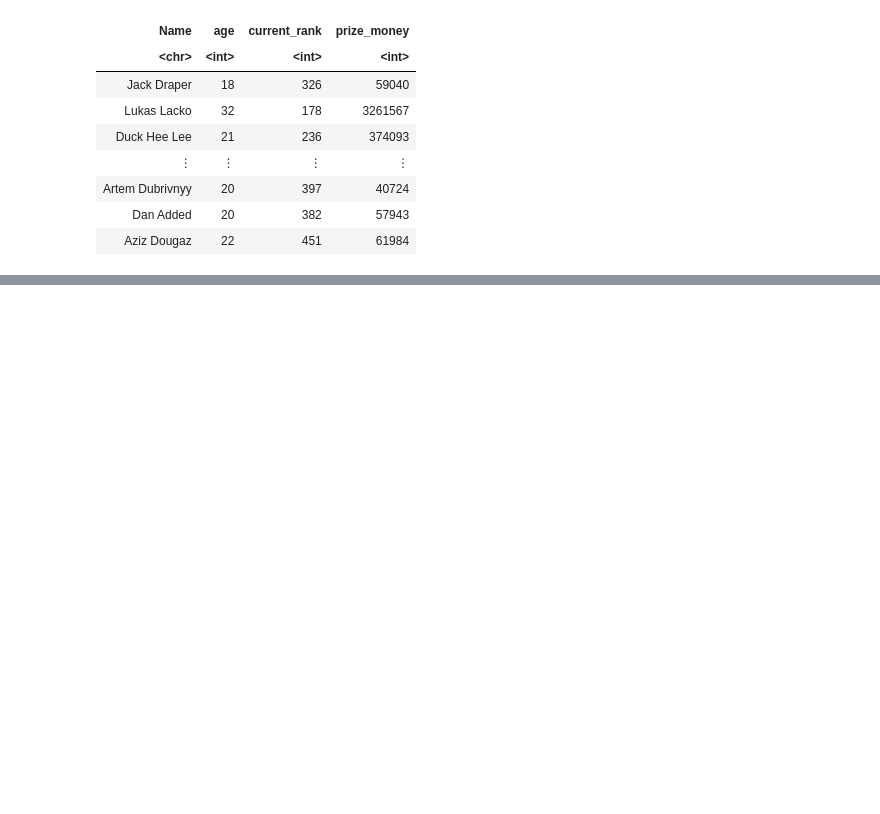
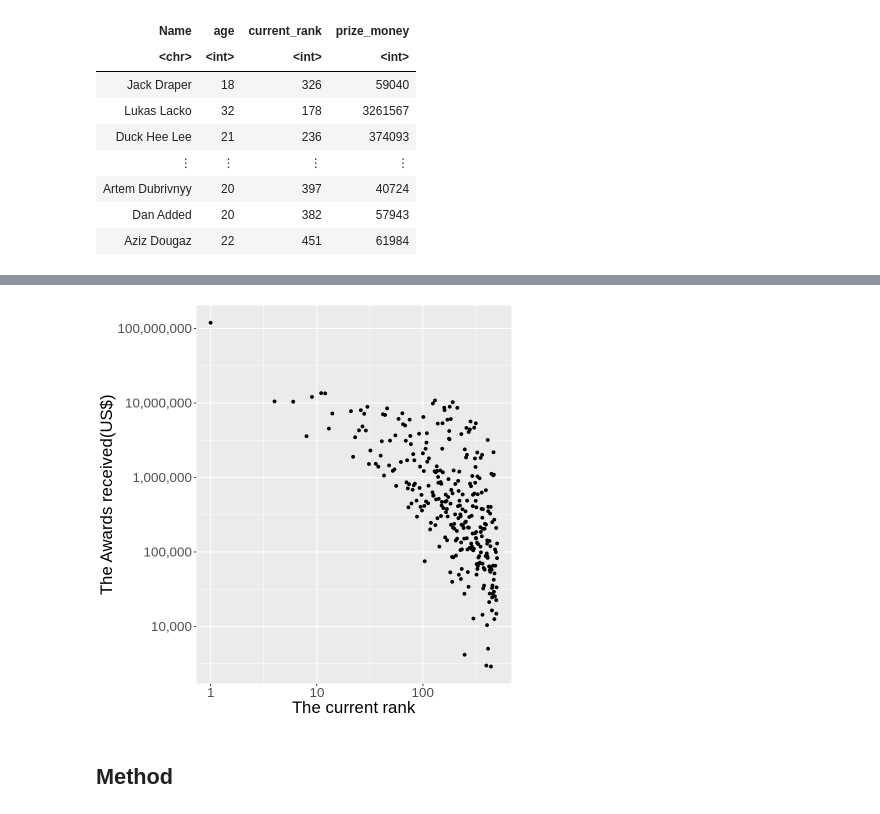
Before and after one commit to HaoyuYou/player_group_project, a Jupyter notebook: group_proposal.ipynb, the cells around one changed output, grey strips where cells are left out. Cells and saved outputs as stored; diff of their text form; code cells hidden in the pictures; blank space fills up the shorter version.

```diff
--- a/group_proposal.ipynb
+++ b/group_proposal.ipynb
@@ -104,0 +139,14 @@ A tibble: 398 × 4
+# %%
+current_rank_plot <- player_training |>
+                    ggplot(aes(x = current_rank, y = prize_money)) +
+                    geom_point() +
+                    labs(x = "The current rank", y = "The Awards received(US$)") +
+                    theme(text = element_text(size = 20)) +
+                    scale_x_log10(labels = comma) +
+                    scale_y_log10(labels = comma)
+
+current_rank_plot
+# %% [output]
+[figure, added]
+# %% [markdown]
+## Method
```
Also changed, not shown: parts of 12 cells of this notebook.
